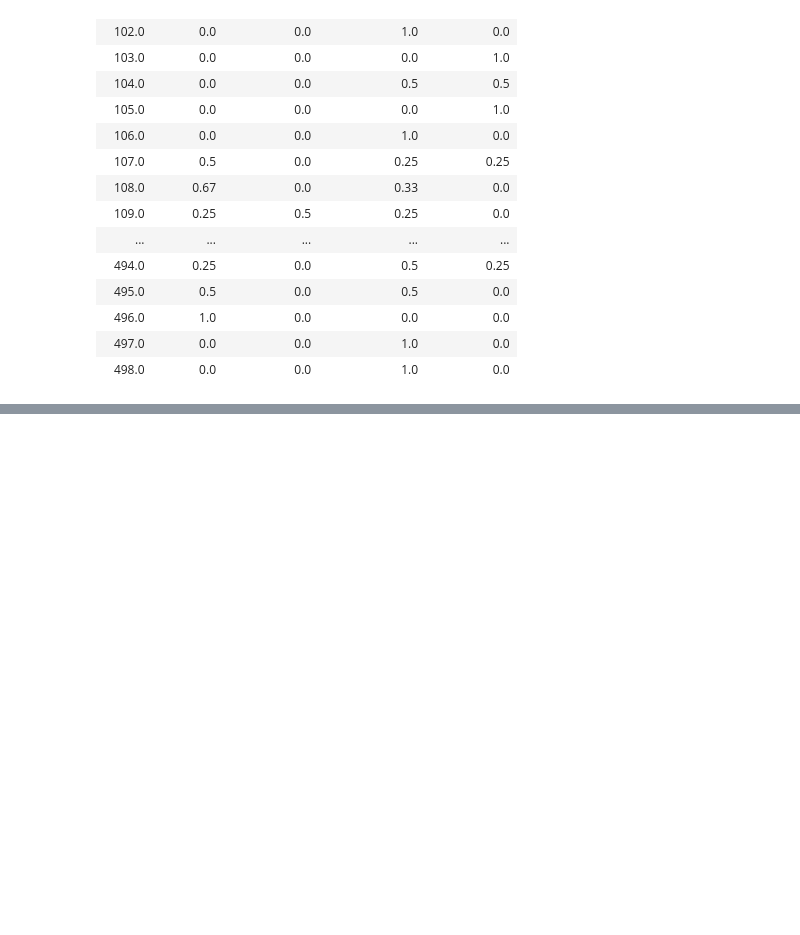
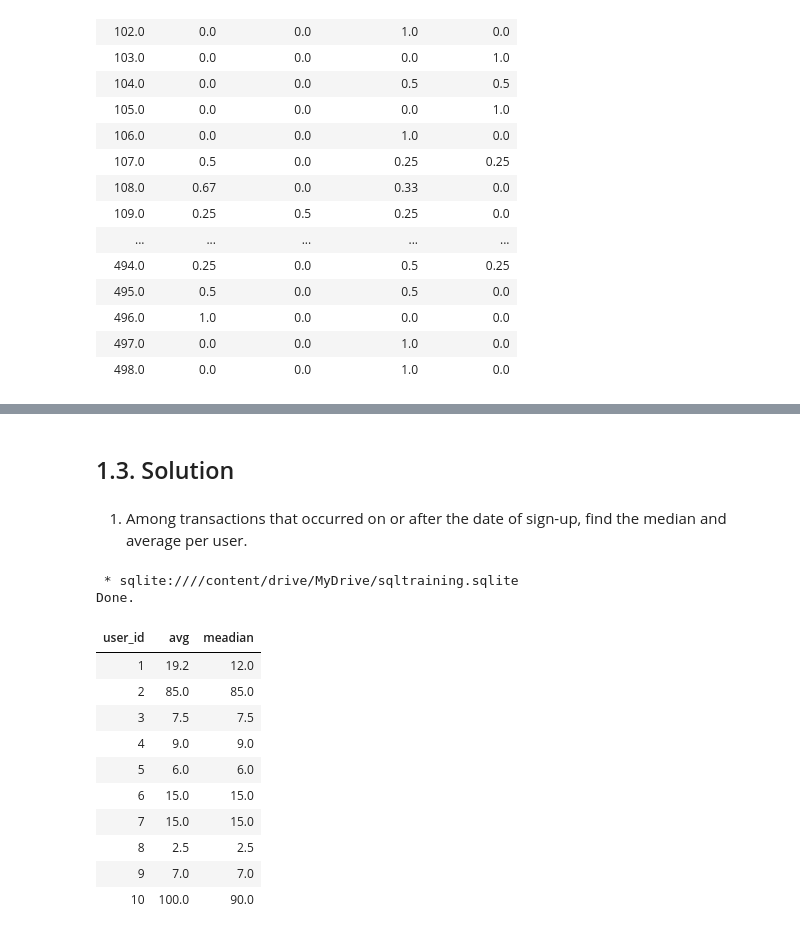
Before and after one commit to aakhterov/Python_practice, a Jupyter notebook: SQL_training.ipynb, the cells around one changed output, grey strips where cells are left out. Drawn from its saved outputs; the diff is of its cells as text; code cells hidden in the pictures; blank space fills up the shorter version.

Commit message:
Add Task #3 Find Median

```diff
--- a/SQL_training.ipynb
+++ b/SQL_training.ipynb
@@ -380,0 +461,41 @@ Done.
+# %% [markdown]
+## 1.3. Solution
+# %% [markdown]
+1. Among transactions that occurred on or after the date of sign-up, find the median and average per user.
+# %%
+%%sql
+with t as (
+  select
+  mt.user_id,
+  mt.transaction_amount,
+  row_number() over (partition by mt.user_id order by mt.transaction_amount asc) as num_asc,
+  row_number() over (partition by mt.user_id order by mt.transaction_amount desc) as num_desc
+  from median_transactions mt
+  left join median_users mu on mu.user_id = mt.user_id
+  where mt.transaction_date >= mu.user_creation_date
+)
+select
+user_id,
+avg(transaction_amount) as avg,
+avg(
+  case
+    when num_asc between num_desc-1 and num_desc+1 then transaction_amount
+    else null
+  end
+) as meadian
+from t
+group by user_id
+# %% [output]
+ * sqlite:////content/drive/MyDrive/sqltraining.sqlite
+Done.
+| user_id | avg | meadian |
+| 1 | 19.2 | 12.0 |
+| 2 | 85.0 | 85.0 |
+| 3 | 7.5 | 7.5 |
+| 4 | 9.0 | 9.0 |
+| 5 | 6.0 | 6.0 |
+| 6 | 15.0 | 15.0 |
+| 7 | 15.0 | 15.0 |
+| 8 | 2.5 | 2.5 |
+| 9 | 7.0 | 7.0 |
+| 10 | 100.0 | 90.0 |
```
Also changed, not shown: parts of 10 cells of this notebook.
